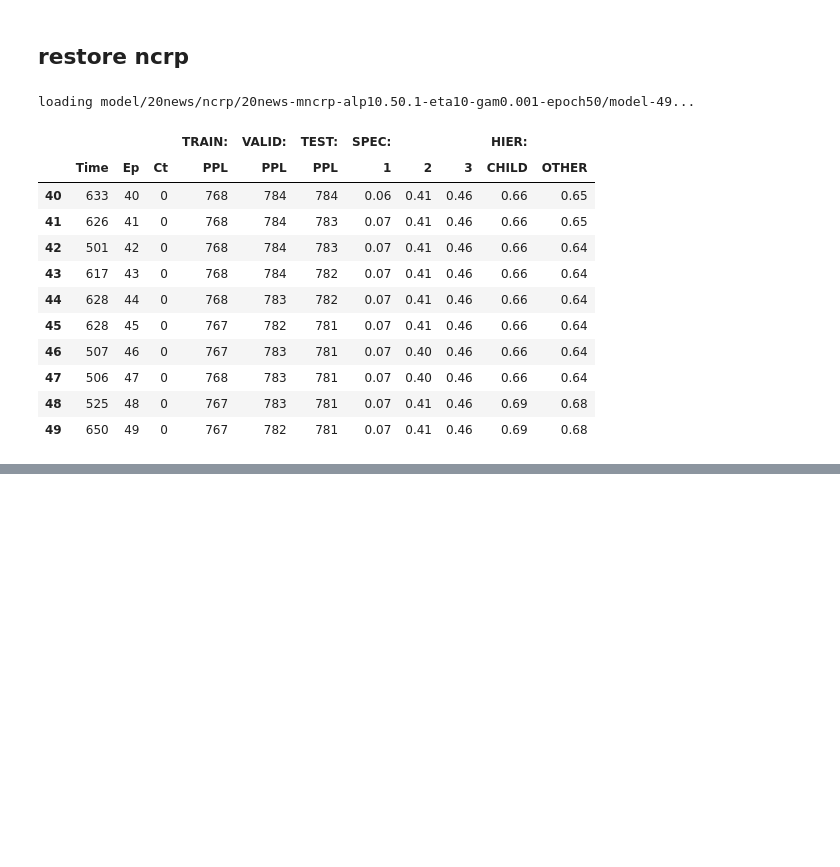
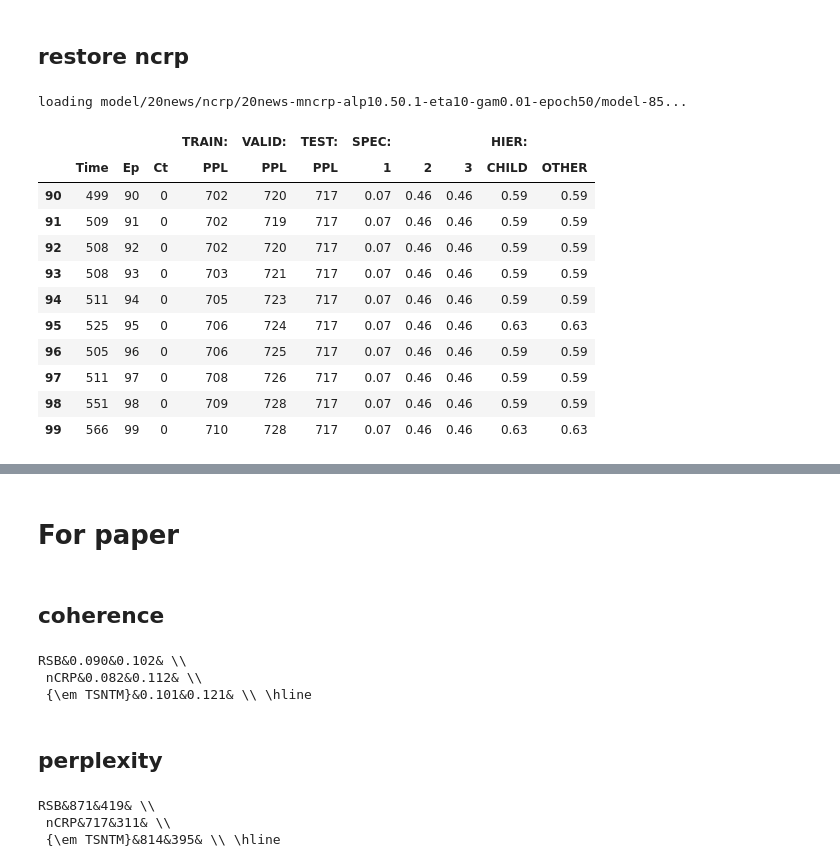
Before and after one commit to numarrsh/tsntm, a Jupyter notebook: 0 evaluation.ipynb, the cells around one changed output, grey strips where cells are left out. Cells and saved outputs as stored; diff of their text form; code cells hidden in the pictures; blank space fills up the shorter version.

```diff
--- a/0 evaluation.ipynb
+++ b/0 evaluation.ipynb
@@ -126,9 +219,13 @@ Median Topic Coherence = 0.125
 # %% [markdown]
 ## restore ncrp
 # %%
-docs_bags, topic_bags, config_bags_ncrp = load_model(config=config_bags, name_model = 'ncrp', nb_name = '0 bags -m ncrp -alp 1 0.5 0.1 -eta 5 -gam 0.01 -epoch 30', index=-1)
+# docs_bags, topic_bags, config_bags_ncrp = load_model(config=config_bags, name_model = 'ncrp', nb_name = '0 bags -m ncrp -alp 1 0.5 0.1 -eta 5 -gam 0.01 -epoch 30', index=-1)
+docs_bags, topic_bags, config_bags_ncrp = load_model(config=config_bags, name_model = 'ncrp', nb_name = '0 bags -m ncrp -alp 10 5 1 -eta 5 -gam 0.01 -epoch 30', index=-1)
 log_bags_ncrp = cPickle.load(open(config_bags_ncrp.path_log, 'rb'))
 display(log_bags_ncrp[-10:])
 freq_tokens_bags_ncrp = get_freq_tokens_ncrp(topic_bags, idx_to_word_bags, bow_idxs_bags)
 coherence_bags_ncrp = compute_coherence(freq_tokens_bags_ncrp.values(), config_bags.dir_corpus, topns=[5, 10])
+ppl_bags_ncrp = get_perplexity_ncrp(docs_bags, topic_bags, verbose=True)
+depth_specs_bags_ncrp = get_topic_specialization_ncrp(docs_bags, topic_bags, verbose=True)
+hierarchical_affinities_bags_ncrp = get_hierarchical_affinity_ncrp(topic_bags, verbose=True)
 # %% [output]
@@ -171,7 +266,9 @@ Median Topic Coherence = 0.084
 # %%
 nb_name_base = '0 20news'
 config_20news = get_config(nb_name_base)
-_, _, instances_20news, word_to_idx_20news, idx_to_word_20news, bow_idxs_20news = cPickle.load(open(config_20news.path_data,'rb'))
+instances_train_20news, instances_dev_20news, instances_20news, word_to_idx_20news, idx_to_word_20news, bow_idxs_20news = cPickle.load(open(config_20news.path_data,'rb'))
+len(instances_train_20news), len(instances_dev_20news), len(instances_20news)
+batches_20news = get_batches(instances_20news, config_20news.batch_size)
 # %% [markdown]
 ## restore hntm
 # %%
@@ -217,0 +323,8 @@ Median Topic Coherence = 0.106
+# %%
+if 'sess' in globals(): sess.close()
+sess, model_20news_gsm, config_20news_gsm = load_model(config=config_20news, name_model = 'gsm', nb_name = '1  20news -m gsm -seed 0 -static', index=-1)
+log_20news_gsm = cPickle.load(open(model_20news_gsm.config.path_log, 'rb'))
+display(log_20news_gsm[-10:])
+freq_tokens_20news_gsm = get_flat_freq_tokens(sess, model_20news_gsm, bow_idxs_20news, idx_to_word_20news)
+coherence_20news_gsm = compute_coherence(freq_tokens_20news_gsm.values(), config_20news.dir_corpus, topns=[5, 10])
+ppl_20news_gsm = compute_perplexity(sess, model_20news_gsm, batches_20news, verbose=True)
@@ -217,0 +351,8 @@ Median Topic Coherence = 0.106
+# %%
+if 'sess' in globals(): sess.close()
+sess, model_20news_rsm, config_20news_rsm = load_model(config=config_20news, name_model = 'rsm', nb_name = '1  20news -m rsm -seed 0 -static', index=-1)
+log_20news_rsm = cPickle.load(open(model_20news_rsm.config.path_log, 'rb'))
+display(log_20news_rsm[-10:])
+freq_tokens_20news_rsm = get_flat_freq_tokens(sess, model_20news_rsm, bow_idxs_20news, idx_to_word_20news)
+coherence_20news_rsm = compute_coherence(freq_tokens_20news_rsm.values(), config_20news.dir_corpus, topns=[5, 10])
+ppl_20news_rsm = compute_perplexity(sess, model_20news_rsm, batches_20news, verbose=True)
@@ -218,24 +377,26 @@ Median Topic Coherence = 0.106
 # %% [markdown]
 ## restore ncrp
 # %%
-# docs_20news, topic_20news, config_20news_ncrp = load_model(config=config_20news, name_model = 'ncrp', nb_name = '0 20news -m ncrp -alp 1 0.5 0.1 -eta 10 -gam 0.01 -epoch 50', index=-5)
-docs_20news, topic_20news, config_20news_ncrp = load_model(config=config_20news, name_model = 'ncrp', nb_name = '0 20news -m ncrp -alp 1 0.5 0.1 -eta 10 -gam 0.001 -epoch 50', index=-1)
+docs_20news, topic_20news, config_20news_ncrp = load_model(config=config_20news, name_model = 'ncrp', nb_name = '0 20news -m ncrp -alp 1 0.5 0.1 -eta 10 -gam 0.01 -epoch 50', index=-1)
 
 log_20news_ncrp = cPickle.load(open(config_20news_ncrp.path_log, 'rb'))
 display(log_20news_ncrp[-10:])
 freq_tokens_20news_ncrp = get_freq_tokens_ncrp(topic_20news, idx_to_word_20news, bow_idxs_20news)
 coherence_20news_ncrp = compute_coherence(freq_tokens_20news_ncrp.values(), config_20news.dir_corpus, topns=[5, 10])
+ppl_20news_ncrp = get_perplexity_ncrp(docs_20news, topic_20news, verbose=True)
+depth_specs_20news_ncrp = get_topic_specialization_ncrp(docs_20news, topic_20news, verbose=True)
+hierarchical_affinities_20news_ncrp = get_hierarchical_affinity_ncrp(topic_20news, verbose=True)
 # %% [output]
-loading model/20news/ncrp/20news-mncrp-alp10.50.1-eta10-gam0.001-epoch50/model-49...
+loading model/20news/ncrp/20news-mncrp-alp10.50.1-eta10-gam0.01-epoch50/model-85...
 |  |  |  |  | TRAIN: | VALID: | TEST: | SPEC: |  |  | HIER: |  |
 |  | Time | Ep | Ct | PPL | PPL | PPL | 1 | 2 | 3 | CHILD | OTHER |
-| 40 | 633 | 40 | 0 | 768 | 784 | 784 | 0.06 | 0.41 | 0.46 | 0.66 | 0.65 |
-| 41 | 626 | 41 | 0 | 768 | 784 | 783 | 0.07 | 0.41 | 0.46 | 0.66 | 0.65 |
-| 42 | 501 | 42 | 0 | 768 | 784 | 783 | 0.07 | 0.41 | 0.46 | 0.66 | 0.64 |
-| 43 | 617 | 43 | 0 | 768 | 784 | 782 | 0.07 | 0.41 | 0.46 | 0.66 | 0.64 |
-| 44 | 628 | 44 | 0 | 768 | 783 | 782 | 0.07 | 0.41 | 0.46 | 0.66 | 0.64 |
-| 45 | 628 | 45 | 0 | 767 | 782 | 781 | 0.07 | 0.41 | 0.46 | 0.66 | 0.64 |
-| 46 | 507 | 46 | 0 | 767 | 783 | 781 | 0.07 | 0.40 | 0.46 | 0.66 | 0.64 |
-| 47 | 506 | 47 | 0 | 768 | 783 | 781 | 0.07 | 0.40 | 0.46 | 0.66 | 0.64 |
-| 48 | 525 | 48 | 0 | 767 | 783 | 781 | 0.07 | 0.41 | 0.46 | 0.69 | 0.68 |
-| 49 | 650 | 49 | 0 | 767 | 782 | 781 | 0.07 | 0.41 | 0.46 | 0.69 | 0.68 |
+| 90 | 499 | 90 | 0 | 702 | 720 | 717 | 0.07 | 0.46 | 0.46 | 0.59 | 0.59 |
+| 91 | 509 | 91 | 0 | 702 | 719 | 717 | 0.07 | 0.46 | 0.46 | 0.59 | 0.59 |
+| 92 | 508 | 92 | 0 | 702 | 720 | 717 | 0.07 | 0.46 | 0.46 | 0.59 | 0.59 |
+| 93 | 508 | 93 | 0 | 703 | 721 | 717 | 0.07 | 0.46 | 0.46 | 0.59 | 0.59 |
+| 94 | 511 | 94 | 0 | 705 | 723 | 717 | 0.07 | 0.46 | 0.46 | 0.59 | 0.59 |
+| 95 | 525 | 95 | 0 | 706 | 724 | 717 | 0.07 | 0.46 | 0.46 | 0.63 | 0.63 |
+| 96 | 505 | 96 | 0 | 706 | 725 | 717 | 0.07 | 0.46 | 0.46 | 0.59 | 0.59 |
+| 97 | 511 | 97 | 0 | 708 | 726 | 717 | 0.07 | 0.46 | 0.46 | 0.59 | 0.59 |
+| 98 | 551 | 98 | 0 | 709 | 728 | 717 | 0.07 | 0.46 | 0.46 | 0.59 | 0.59 |
+| 99 | 566 | 99 | 0 | 710 | 728 | 717 | 0.07 | 0.46 | 0.46 | 0.63 | 0.63 |
@@ -258,0 +420,26 @@ Median Topic Coherence = 0.031
+# %% [markdown]
+# For paper
+# %% [markdown]
+## coherence
+# %%
+print( \
+    'RSB&%.3f&%.3f& \\\ \n' % (coherence_20news_rsm, coherence_bags_rsm), \
+    'nCRP&%.3f&%.3f& \\\ \n' % (coherence_20news_ncrp, coherence_bags_ncrp), \
+    '{\em TSNTM}&%.3f&%.3f& \\\ \hline' % (coherence_20news_hntm, coherence_bags_hntm) \
+     )
+# %% [output]
+RSB&0.090&0.102& \\
+ nCRP&0.082&0.112& \\
+ {\em TSNTM}&0.101&0.121& \\ \hline
+# %% [markdown]
+## perplexity
+# %%
+print( \
+    'RSB&%.0f&%.0f& \\\ \n' % (ppl_20news_rsm, ppl_bags_rsm), \
+    'nCRP&%.0f&%.0f& \\\ \n' % (ppl_20news_ncrp, ppl_bags_ncrp), \
+    '{\em TSNTM}&%.0f&%.0f& \\\ \hline' % (ppl_20news_hntm, ppl_bags_hntm) \
+     )
+# %% [output]
+RSB&871&419& \\
+ nCRP&717&311& \\
+ {\em TSNTM}&814&395& \\ \hline
```
Also changed, not shown: parts of 24 cells of this notebook, 22 other files.
